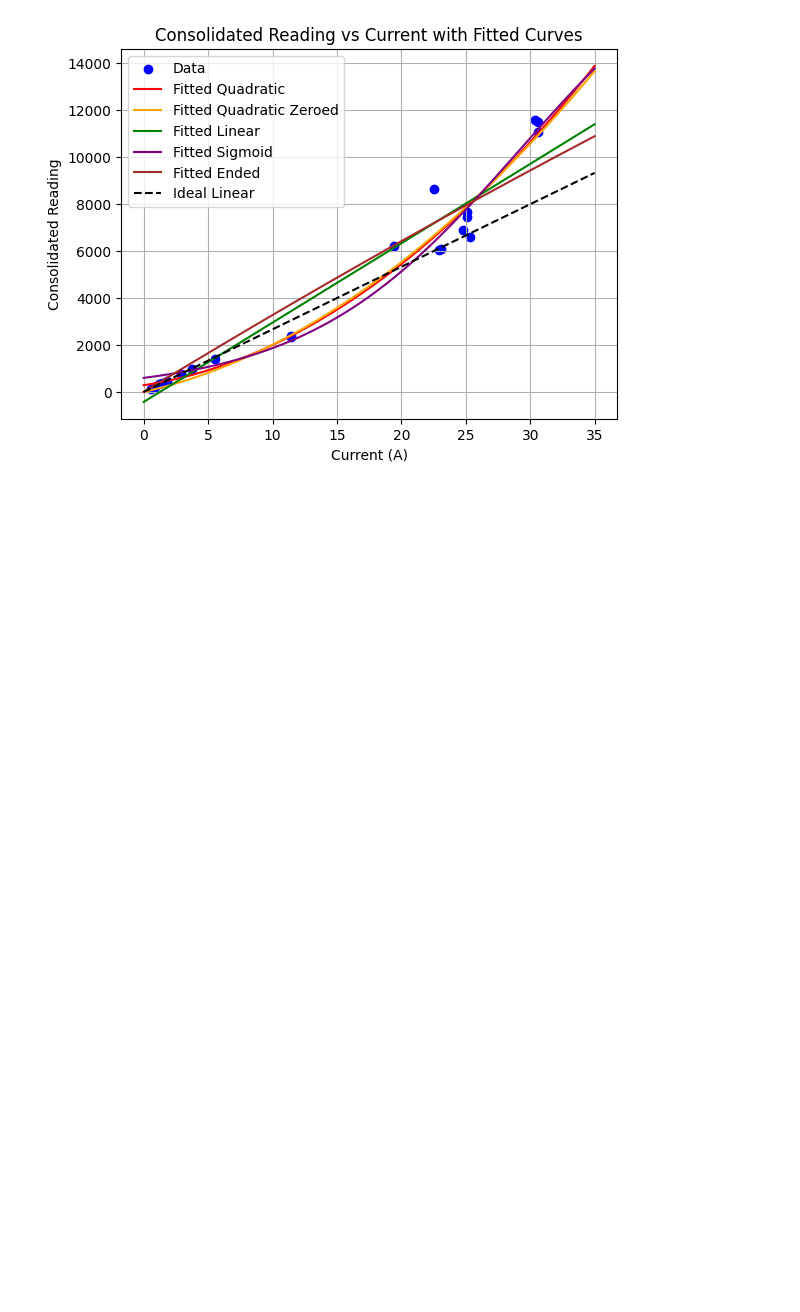
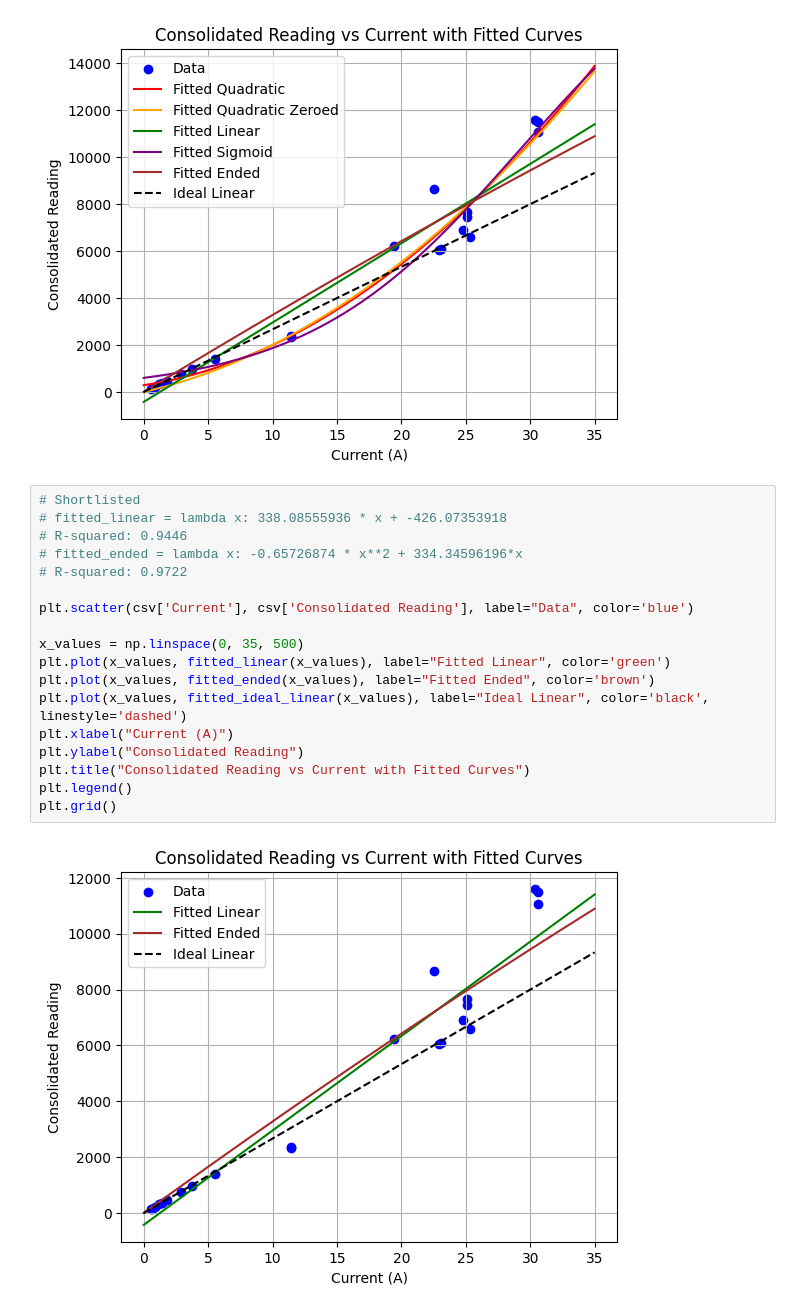
Before and after one commit to Inverated/Proa-II-Electrical-Setup, a Jupyter notebook: Calibration Data 2/Data/Current Sensor/minimisation.ipynb, the cells around one changed output. Drawn from its saved outputs; the diff is of its cells as text; blank space fills up the shorter version.

```diff
--- a/Calibration Data 2/Data/Current Sensor/minimisation.ipynb
+++ b/Calibration Data 2/Data/Current Sensor/minimisation.ipynb
@@ -208,3 +216,21 @@ plt.legend()
 plt.grid()
 # %% [output]
 [figure]
+# %%
+# Shortlisted
+# fitted_linear = lambda x: 338.08555936 * x + -426.07353918                                  # R-squared: 0.9446
+# fitted_ended = lambda x: -0.65726874 * x**2 + 334.34596196*x                                # R-squared: 0.9722
+
+plt.scatter(csv['Current'], csv['Consolidated Reading'], label="Data", color='blue')
+
+x_values = np.linspace(0, 35, 500)
+plt.plot(x_values, fitted_linear(x_values), label="Fitted Linear", color='green')
+plt.plot(x_values, fitted_ended(x_values), label="Fitted Ended", color='brown')
+plt.plot(x_values, fitted_ideal_linear(x_values), label="Ideal Linear", color='black', linestyle='dashed')
+plt.xlabel("Current (A)")
+plt.ylabel("Consolidated Reading")
+plt.title("Consolidated Reading vs Current with Fitted Curves")
+plt.legend()
+plt.grid()
+# %% [output]
+[figure, added]
```
Also changed, not shown: parts of 2 cells of this notebook.
